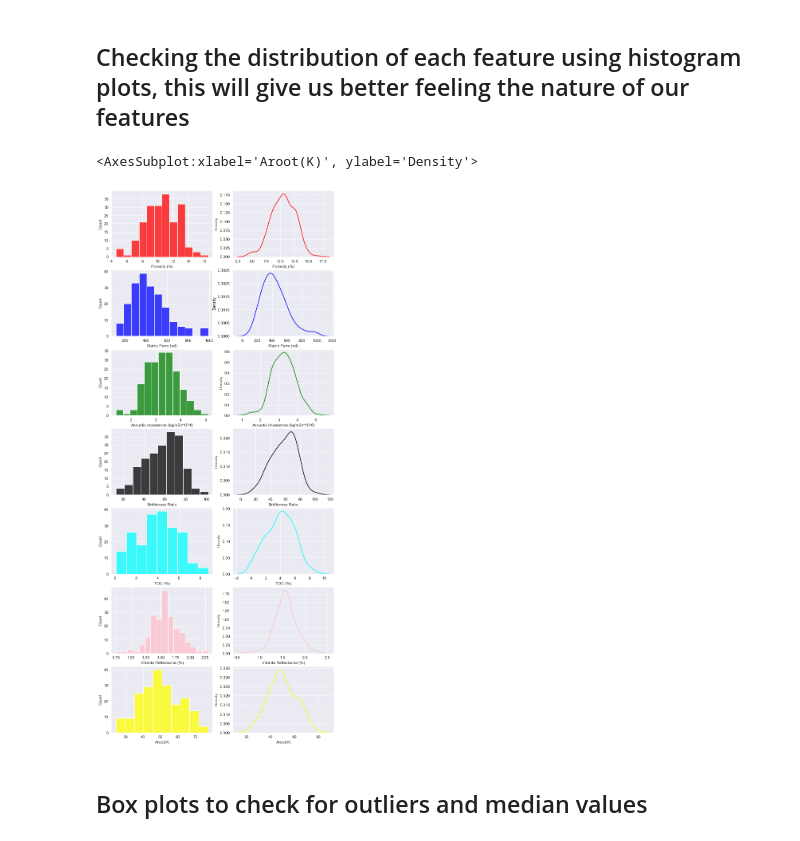
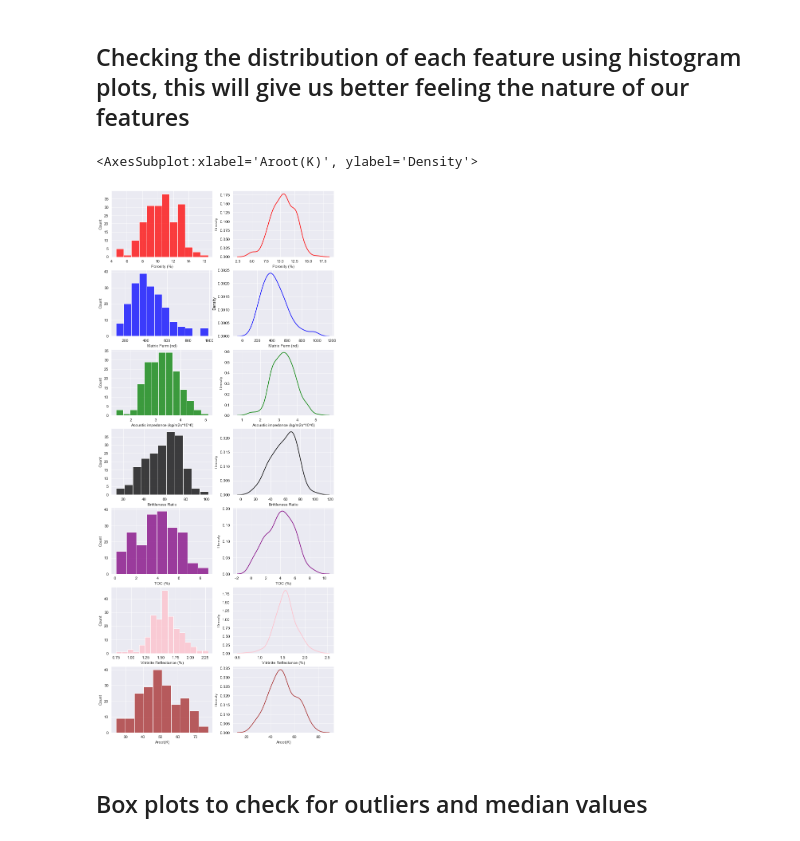
Before and after one commit to yousefhosny1/RTA_Unconventional_O-G_Reserviors, a Jupyter notebook: Rate Transient Analysis (RTA) in Unconventional Oil & Gas Reservoirs.ipynb, the cells around one changed output. Drawn from its saved outputs; the diff is of its cells as text; code cells hidden in the pictures.

```diff
--- a/Rate Transient Analysis (RTA) in Unconventional Oil & Gas Reservoirs.ipynb
+++ b/Rate Transient Analysis (RTA) in Unconventional Oil & Gas Reservoirs.ipynb
@@ -6,7 +6,7 @@ import matplotlib.pyplot as plt
 import seaborn as sns
 sns.set_style("darkgrid")
 # %%
-df = pd.read_csv('Chapter5_Geologic_DataSet.csv')
+df = pd.read_csv('Geologic_DataSet.csv')
 df.head()
 # %% [output]
 |  | Porosity (%) | Matrix Perm (nd) | Acoustic impedance (kg/m2s*10^6) | Brittleness Ratio | TOC (%) | ... |
@@ -31,22 +31,22 @@ df.describe().T
 # %%
 f, axes = plt.subplots(7, 2, figsize=(10,25))
 sns.histplot(df[df.columns[0]], color = "red", ax = axes[0,0])
 sns.kdeplot(df[df.columns[0]], color = "red", ax = axes[0,1])
 sns.histplot(df[df.columns[1]], color = "blue", ax = axes[1,0])
 sns.kdeplot(df[df.columns[1]], color = "blue", ax = axes[1,1])
 sns.histplot(df[df.columns[2]], color = "green", ax = axes[2,0])
 sns.kdeplot(df[df.columns[2]], color = "green", ax = axes[2,1])
 sns.histplot(df[df.columns[3]], color = "black", ax = axes[3,0])
 sns.kdeplot(df[df.columns[3]], color = "black", ax = axes[3,1])
-sns.histplot(df[df.columns[4]], color = "cyan", ax = axes[4,0])
-sns.kdeplot(df[df.columns[4]], color = "cyan", ax = axes[4,1])
+sns.histplot(df[df.columns[4]], color = "purple", ax = axes[4,0])
+sns.kdeplot(df[df.columns[4]], color = "purple", ax = axes[4,1])
 sns.histplot(df[df.columns[5]], color = "pink", ax = axes[5,0])
 sns.kdeplot(df[df.columns[5]], color = "pink", ax = axes[5,1])
-sns.histplot(df[df.columns[6]], color = "yellow", ax = axes[6,0])
-sns.kdeplot(df[df.columns[6]], color = "yellow", ax = axes[6,1])
+sns.histplot(df[df.columns[6]], color = "brown", ax = axes[6,0])
+sns.kdeplot(df[df.columns[6]], color = "brown", ax = axes[6,1])
 # %% [output]
 <AxesSubplot:xlabel='Aroot(K)', ylabel='Density'>
-[figure, old version]
+[figure, new version]
 # %% [markdown]
 ## Box plots to check for outliers and median values
 # %%
```
Also changed, not shown: parts of 3 cells of this notebook, 1 other file.
